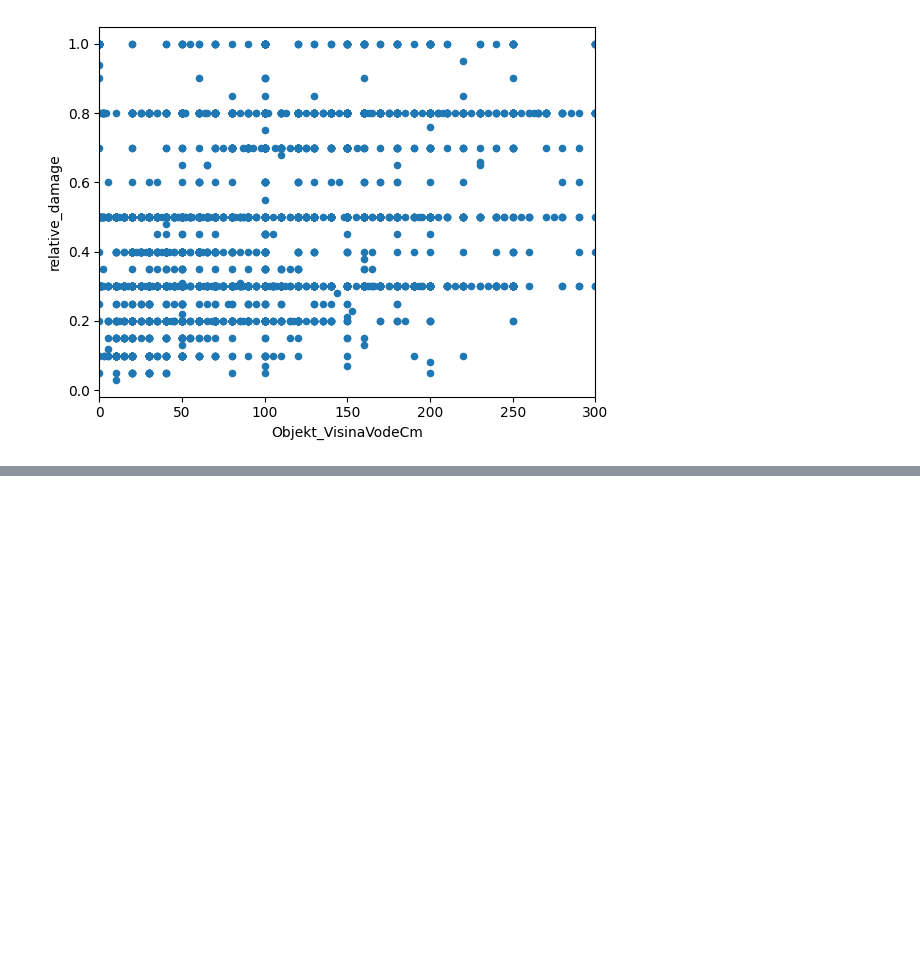
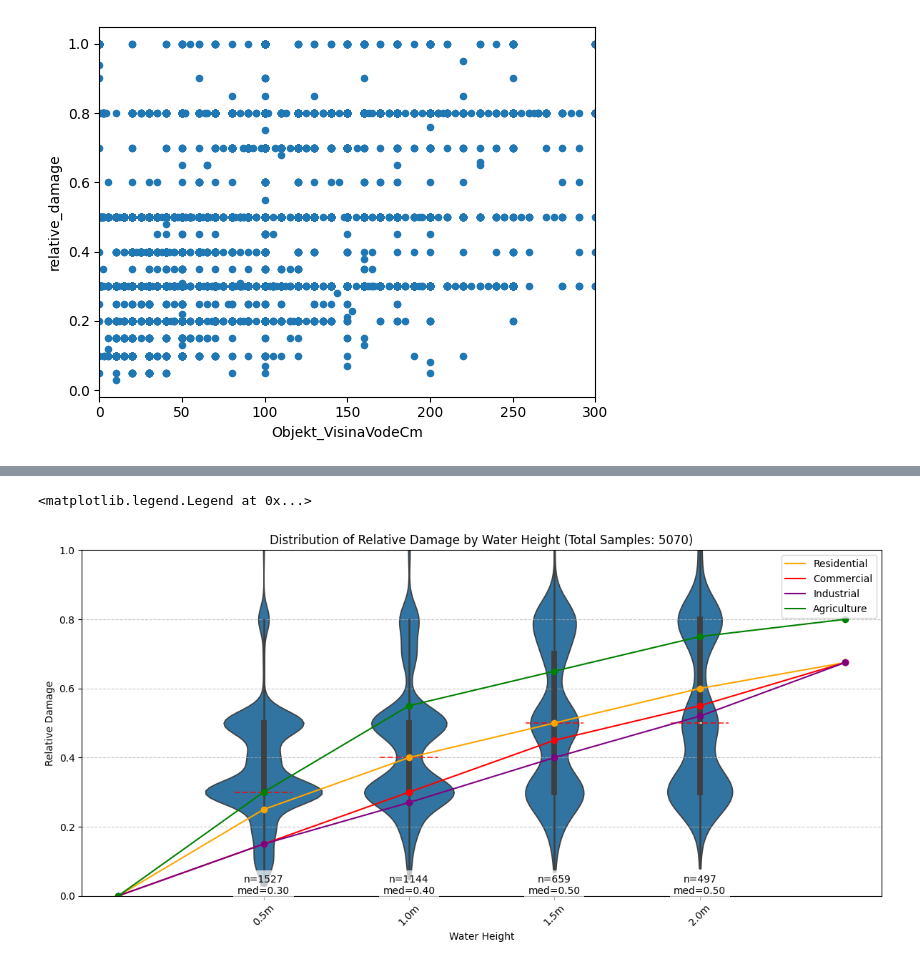
Before and after one commit to KubeljK/cvar-masters, a Jupyter notebook: notebooks/010-kk-compare-damage-functions.ipynb, the cells around one changed output, grey strips where cells are left out. Cells and saved outputs as stored; diff of their text form; code cells hidden in the pictures; blank space fills up the shorter version.

```diff
--- a/notebooks/010-kk-compare-damage-functions.ipynb
+++ b/notebooks/010-kk-compare-damage-functions.ipynb
@@ -189,3 +233,15 @@ plt.plot()
+# %%
+_df = df.copy()
+_df = _df[_df["Objekt_VrstaObjektaId"].isin([1, 2, 4, 5])]
+fig, ax = plot_violin_damage_by_water_height(_df)
+fig, ax = plot_damage_function(residential_damage_fractions, color="orange", label="Residential")
+fig, ax = plot_damage_function(commercial_damage_function, color="red", label="Commercial")
+fig, ax = plot_damage_function(industrial_damage_function, color="purple", label="Industrial")
+fig, ax = plot_damage_function(agriculture_damage_function, color="green", label="Agriculture")
+ax.legend()
+# %% [output]
+<matplotlib.legend.Legend at 0x...>
+[figure, added]
 # %%
 
 for vrste_objekta_id, title, damage_function in [
```
Also changed, not shown: parts of 6 cells of this notebook, 2 other files.
